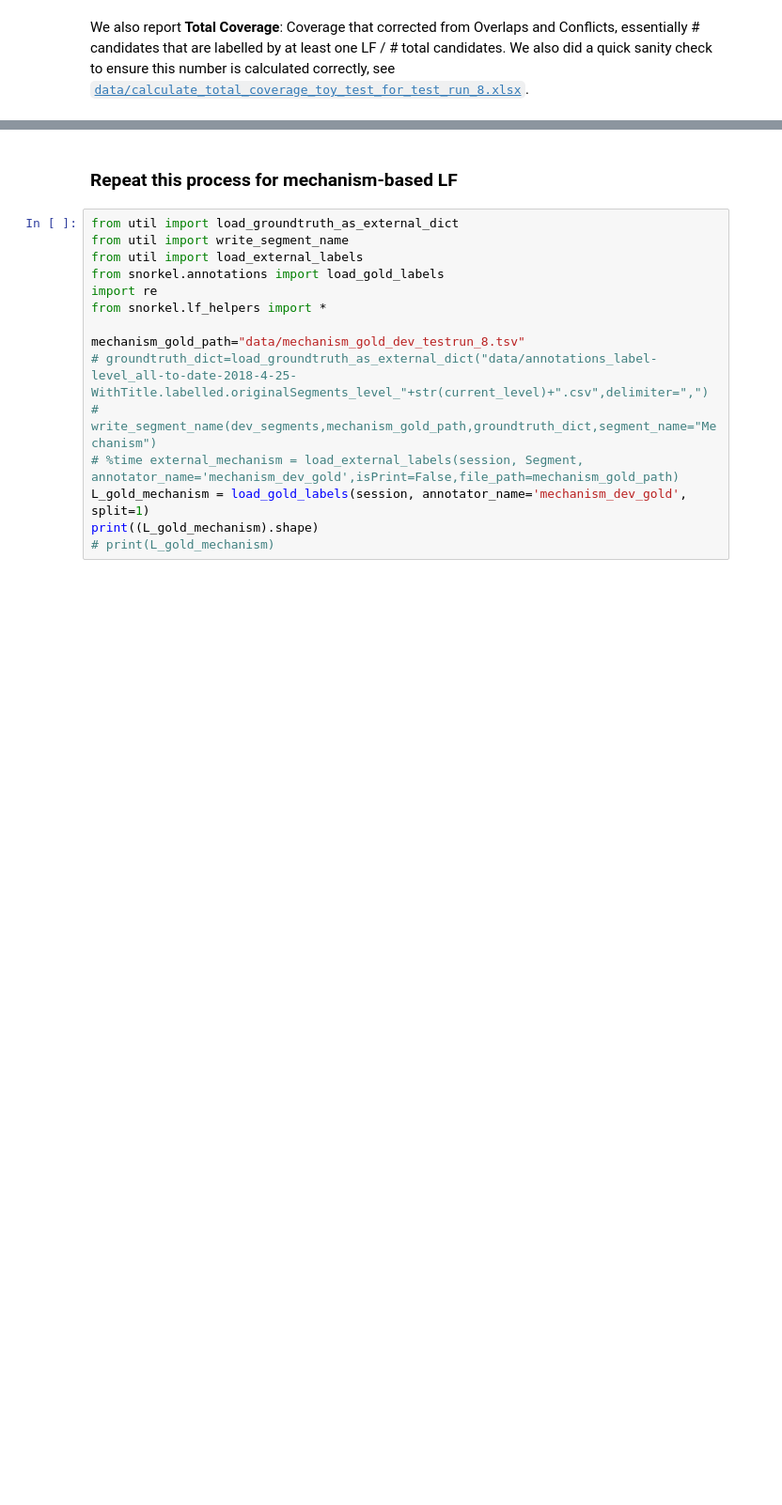
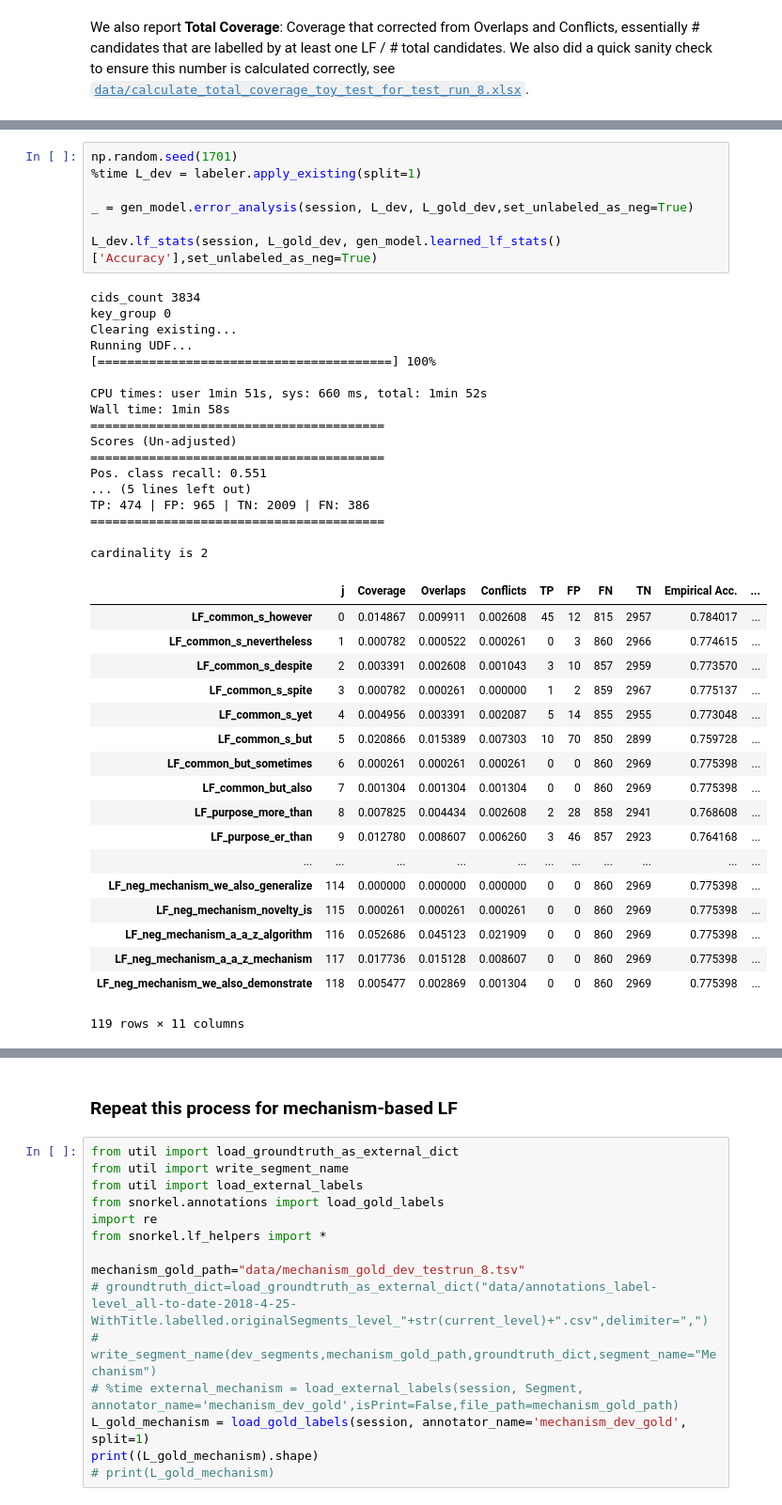
Before and after one commit to xeniaqian94/snorkel, a Jupyter notebook: abstractnet/testrun/Test_Run_9_Visualize the Capability of Generative Model .ipynb, the cells around one changed output, grey strips where cells are left out. Shown at 94% size. Cells and saved outputs as stored; diff of their text form; blank space fills up the shorter version.

```diff
--- a/abstractnet/testrun/Test_Run_9_Visualize the Capability of Generative Model .ipynb
+++ b/abstractnet/testrun/Test_Run_9_Visualize the Capability of Generative Model .ipynb
@@ -231,0 +279,43 @@ NameError: name 'L_dev' is not defined
+# %%
+np.random.seed(1701)
+%time L_dev = labeler.apply_existing(split=1)
+
+_ = gen_model.error_analysis(session, L_dev, L_gold_dev,set_unlabeled_as_neg=True)
+
+L_dev.lf_stats(session, L_gold_dev, gen_model.learned_lf_stats()['Accuracy'],set_unlabeled_as_neg=True)
+# %% [output]
+cids_count 3834
+key_group 0
+Clearing existing...
+Running UDF...
+[========================================] 100%
+
+CPU times: user 1min 51s, sys: 660 ms, total: 1min 52s
+Wall time: 1min 58s
+========================================
+Scores (Un-adjusted)
+========================================
+Pos. class recall: 0.551
+... (5 lines left out)
+TP: 474 | FP: 965 | TN: 2009 | FN: 386
+========================================
+
+cardinality is 2
+|  | j | Coverage | Overlaps | Conflicts | TP | FP | FN | TN | Empirical Acc. | ... |
+| LF_common_s_however | 0 | 0.014867 | 0.009911 | 0.002608 | 45 | 12 | 815 | 2957 | 0.784017 | ... |
+| LF_common_s_nevertheless | 1 | 0.000782 | 0.000522 | 0.000261 | 0 | 3 | 860 | 2966 | 0.774615 | ... |
+| LF_common_s_despite | 2 | 0.003391 | 0.002608 | 0.001043 | 3 | 10 | 857 | 2959 | 0.773570 | ... |
+| LF_common_s_spite | 3 | 0.000782 | 0.000261 | 0.000000 | 1 | 2 | 859 | 2967 | 0.775137 | ... |
+| LF_common_s_yet | 4 | 0.004956 | 0.003391 | 0.002087 | 5 | 14 | 855 | 2955 | 0.773048 | ... |
+| LF_common_s_but | 5 | 0.020866 | 0.015389 | 0.007303 | 10 | 70 | 850 | 2899 | 0.759728 | ... |
+| LF_common_but_sometimes | 6 | 0.000261 | 0.000261 | 0.000261 | 0 | 0 | 860 | 2969 | 0.775398 | ... |
+| LF_common_but_also | 7 | 0.001304 | 0.001304 | 0.001304 | 0 | 0 | 860 | 2969 | 0.775398 | ... |
+| LF_purpose_more_than | 8 | 0.007825 | 0.004434 | 0.002608 | 2 | 28 | 858 | 2941 | 0.768608 | ... |
+| LF_purpose_er_than | 9 | 0.012780 | 0.008607 | 0.006260 | 3 | 46 | 857 | 2923 | 0.764168 | ... |
+| ... | ... | ... | ... | ... | ... | ... | ... | ... | ... | ... |
+| LF_neg_mechanism_we_also_generalize | 114 | 0.000000 | 0.000000 | 0.000000 | 0 | 0 | 860 | 2969 | 0.775398 | ... |
+| LF_neg_mechanism_novelty_is | 115 | 0.000261 | 0.000261 | 0.000261 | 0 | 0 | 860 | 2969 | 0.775398 | ... |
+| LF_neg_mechanism_a_a_z_algorithm | 116 | 0.052686 | 0.045123 | 0.021909 | 0 | 0 | 860 | 2969 | 0.775398 | ... |
+| LF_neg_mechanism_a_a_z_mechanism | 117 | 0.017736 | 0.015128 | 0.008607 | 0 | 0 | 860 | 2969 | 0.775398 | ... |
+| LF_neg_mechanism_we_also_demonstrate | 118 | 0.005477 | 0.002869 | 0.001304 | 0 | 0 | 860 | 2969 | 0.775398 | ... |
+119 rows × 11 columns
```
Also changed, not shown: parts of 8 cells of this notebook, 9 other files.
